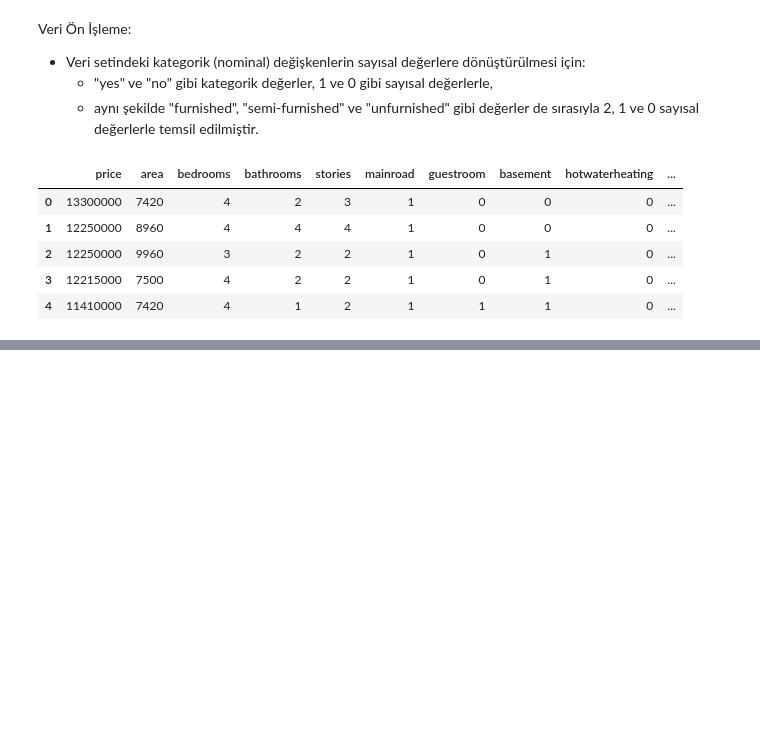
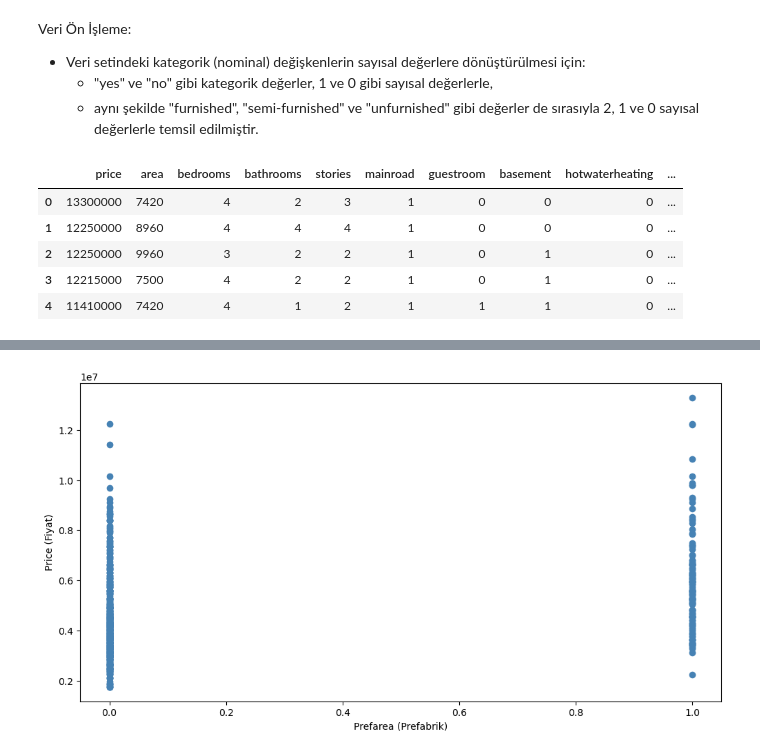
Before and after one commit to Tubaakbas/Machine-Learning, a Jupyter notebook: machine-learning.ipynb, the cells around one changed output, grey strips where cells are left out. Cells and saved outputs as stored; diff of their text form; code cells hidden in the pictures; blank space fills up the shorter version.

```diff
--- a/machine-learning.ipynb
+++ b/machine-learning.ipynb
@@ -115,0 +135,7 @@ df.head()
+# %%
+plt.scatter(df.prefarea, df.price, color="steelblue")
+plt.xlabel("Prefarea (Prefabrik)")
+plt.ylabel("Price (Fiyat)")
+plt.show()
+# %% [output]
+[figure, added]
```
Also changed, not shown: parts of 14 cells of this notebook.
